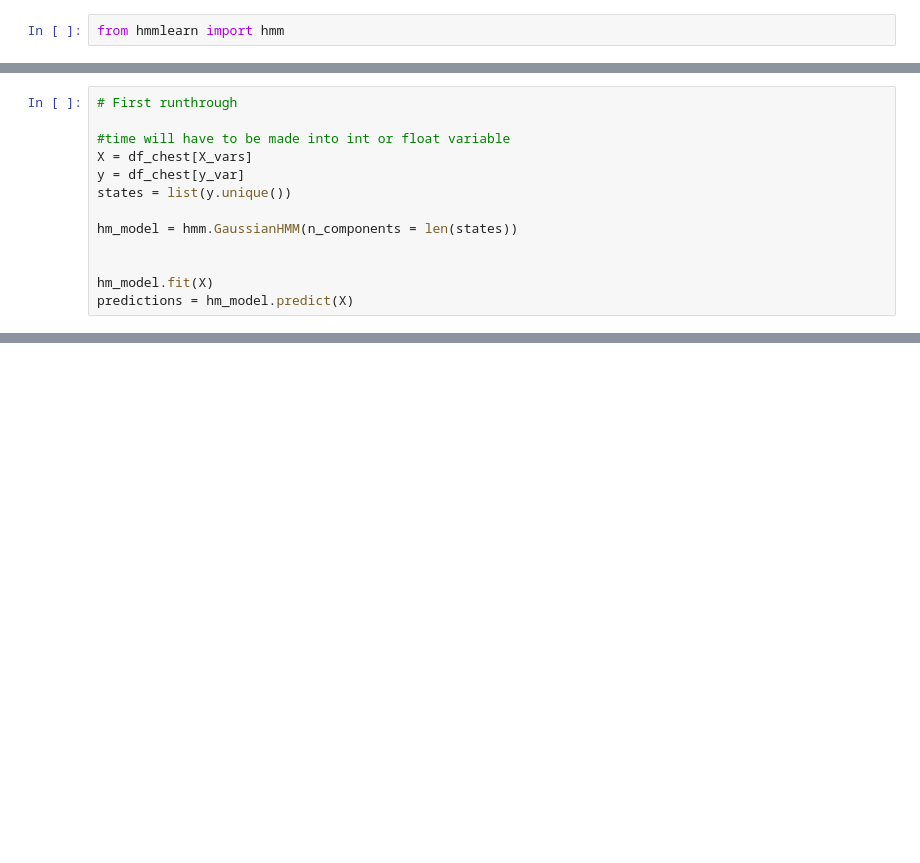
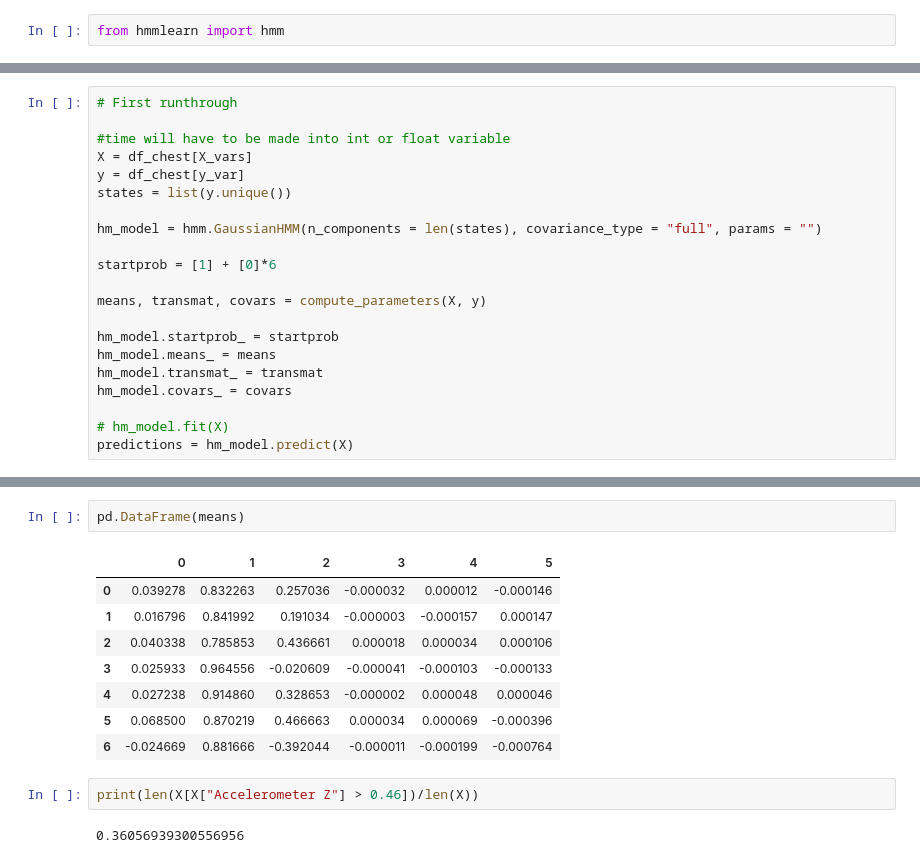
Before and after one commit to hglanz/DSFellow_KeadleMonitorStudies, a Jupyter notebook: hmm.ipynb, the cells around one changed output, grey strips where cells are left out. Drawn from its saved outputs; the diff is of its cells as text; blank space fills up the shorter version.

```diff
--- a/hmm.ipynb
+++ b/hmm.ipynb
@@ -216,8 +280,16 @@ X = df_chest[X_vars]
 y = df_chest[y_var]
 states = list(y.unique())
 
-hm_model = hmm.GaussianHMM(n_components = len(states))
+hm_model = hmm.GaussianHMM(n_components = len(states), covariance_type = "full", params = "")
 
+startprob = [1] + [0]*6
 
-hm_model.fit(X)
+means, transmat, covars = compute_parameters(X, y)
+
+hm_model.startprob_ = startprob
+hm_model.means_ = means
+hm_model.transmat_ = transmat
+hm_model.covars_ = covars
+
+# hm_model.fit(X)
 predictions = hm_model.predict(X)
@@ -376,0 +472,15 @@ Name: broad_activity, dtype: int64
+# %%
+pd.DataFrame(means)
+# %% [output]
+|  | 0 | 1 | 2 | 3 | 4 | 5 |
+| 0 | 0.039278 | 0.832263 | 0.257036 | -0.000032 | 0.000012 | -0.000146 |
+| 1 | 0.016796 | 0.841992 | 0.191034 | -0.000003 | -0.000157 | 0.000147 |
+| 2 | 0.040338 | 0.785853 | 0.436661 | 0.000018 | 0.000034 | 0.000106 |
+| 3 | 0.025933 | 0.964556 | -0.020609 | -0.000041 | -0.000103 | -0.000133 |
+| 4 | 0.027238 | 0.914860 | 0.328653 | -0.000002 | 0.000048 | 0.000046 |
+| 5 | 0.068500 | 0.870219 | 0.466663 | 0.000034 | 0.000069 | -0.000396 |
+| 6 | -0.024669 | 0.881666 | -0.392044 | -0.000011 | -0.000199 | -0.000764 |
+# %%
+print(len(X[X["Accelerometer Z"] > 0.46])/len(X))
+# %% [output]
+0.36056939300556956
```
Also changed, not shown: parts of 25 cells of this notebook, 1 other file.
